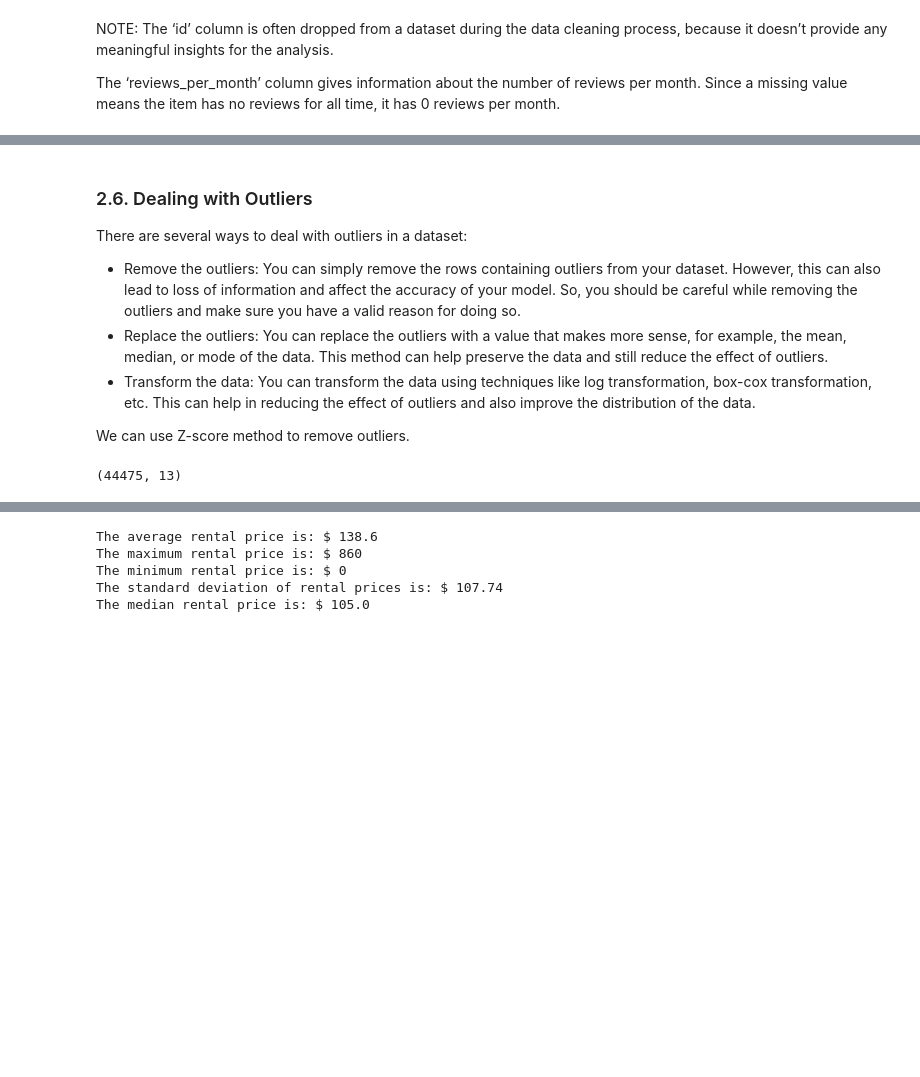
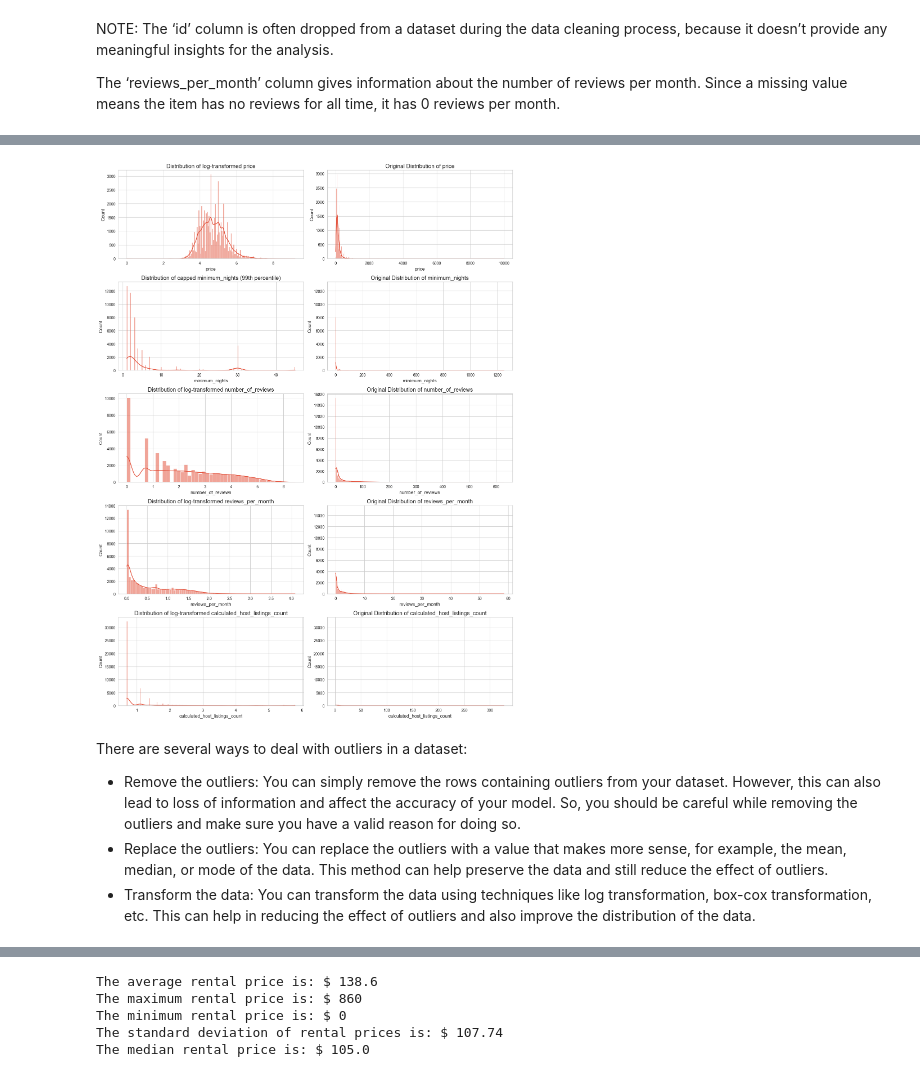
Before and after one commit to diogo-costa-silva/data-science-notebooks, a Jupyter notebook: nyc_airbnb-open-data/nyc-airbnb-analysis.ipynb, the cells around one changed output, grey strips where cells are left out. Saved outputs shown, nothing was run; the diff lists cells and outputs as text; code cells hidden in the pictures; blank space fills up the shorter version.

```diff
--- a/nyc_airbnb-open-data/nyc-airbnb-analysis.ipynb
+++ b/nyc_airbnb-open-data/nyc-airbnb-analysis.ipynb
@@ -267,17 +576,40 @@ sns.boxplot(x=df['longitude']);
+# %%
+def visualize_log_transformed_distribution(variable, ax):
+    transformed_variable = variable.apply(lambda x: np.log1p(x))
+    sns.histplot(transformed_variable, kde=True, ax=ax)
+    ax.set_title(f'Distribution of log-transformed {variable.name}')
+
+def visualize_capped_distribution(variable, ax, percentile=99):
+    cap_value = variable.quantile(percentile / 100)
+    capped_variable = variable.apply(lambda x: min(x, cap_value))
+    sns.histplot(capped_variable, kde=True, ax=ax)
+    ax.set_title(f'Distribution of capped {variable.name} (99th percentile)')
+
+# Ensure that 'df' is the name of your DataFrame and contains the right columns
+
+f, axes = plt.subplots(5, 2, figsize=(15, 20), sharex=False)
+
+# Visualize the original and treated distributions of the variables
+visualize_log_transformed_distribution(df['price'], axes[0, 0])
+visualize_capped_distribution(df['minimum_nights'], axes[1, 0])
+visualize_log_transformed_distribution(df['number_of_reviews'], axes[2, 0])
+visualize_log_transformed_distribution(df['reviews_per_month'], axes[3, 0])
+visualize_log_transformed_distribution(df['calculated_host_listings_count'], axes[4, 0])
+
+# Plot the original distributions for comparison
+sns.histplot(df['price'], kde=True, ax=axes[0, 1]).set_title('Original Distribution of price')
+sns.histplot(df['minimum_nights'], kde=True, ax=axes[1, 1]).set_title('Original Distribution of minimum_nights')
+sns.histplot(df['number_of_reviews'], kde=True, ax=axes[2, 1]).set_title('Original Distribution of number_of_reviews')
+sns.histplot(df['reviews_per_month'], kde=True, ax=axes[3, 1]).set_title('Original Distribution of reviews_per_month')
+sns.histplot(df['calculated_host_listings_count'], kde=True, ax=axes[4, 1]).set_title('Original Distribution of calculated_host_listings_count')
+
+plt.tight_layout()
+plt.show()
+# %% [output]
+[figure, added]
 # %% [markdown]
-### 2.6. Dealing with Outliers
 There are several ways to deal with outliers in a dataset:
 
 - Remove the outliers: You can simply remove the rows containing outliers from your dataset. However, this can also lead to loss of information and affect the accuracy of your model. So, you should be careful while removing the outliers and make sure you have a valid reason for doing so.
 - Replace the outliers: You can replace the outliers with a value that makes more sense, for example, the mean, median, or mode of the data. This method can help preserve the data and still reduce the effect of outliers.
 - Transform the data: You can transform the data using techniques like log transformation, box-cox transformation, etc. This can help in reducing the effect of outliers and also improve the distribution of the data.
-
-We can use Z-score method to remove outliers.
-# %%
-z_scores = np.abs(stats.zscore(df_numeric))
-
-# DataFrame without outliers
-df_wo_outliers = df[(z_scores < 3).all(axis=1)]
-df_wo_outliers.shape
-# %% [output]
-(44475, 13)
```
Also changed, not shown: parts of 58 cells of this notebook.
